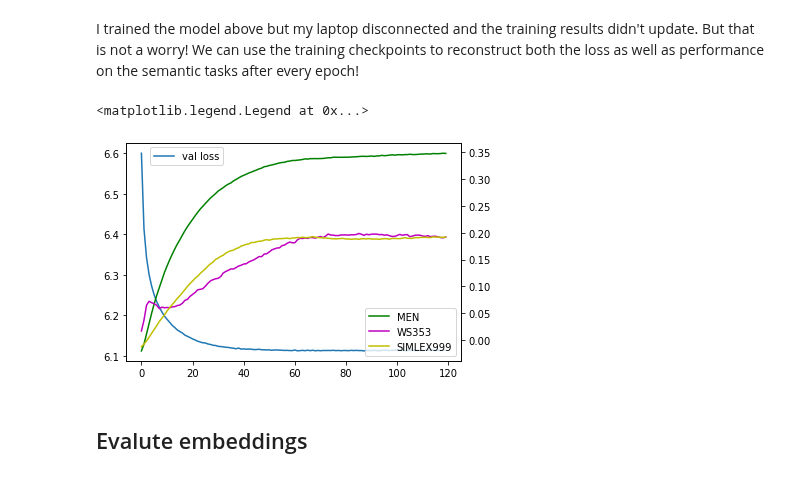
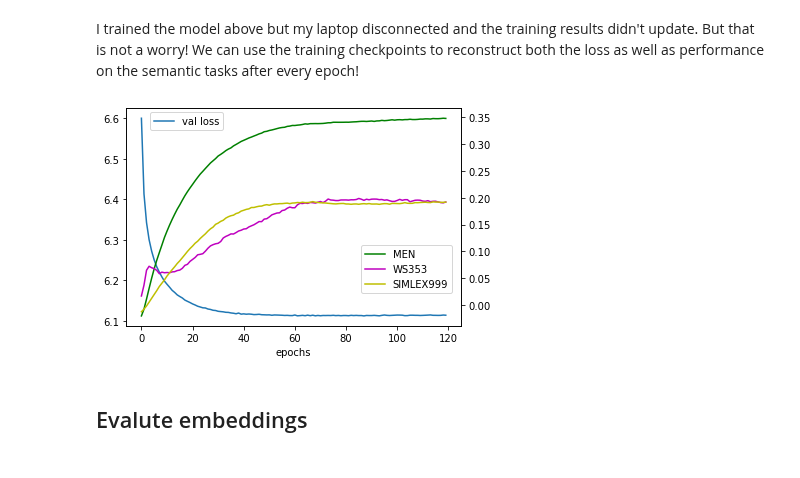
Before and after one commit to earthspecies/audio-embeddings, a Jupyter notebook: 02_train_and_evaluate_simple_text_embeddings.ipynb, the cells around one changed output. Saved outputs shown, nothing was run; the diff lists cells and outputs as text; code cells hidden in the pictures.

```diff
--- a/02_train_and_evaluate_simple_text_embeddings.ipynb
+++ b/02_train_and_evaluate_simple_text_embeddings.ipynb
@@ -159,18 +159,19 @@ import matplotlib.pyplot as plt
 # %%
 fig, ax1 = plt.subplots()
 
 ax1.plot(val_losses, label='val loss')
 
 ax2 = ax1.twinx()
 ax2.plot(men, label='MEN', c='g')
 ax2.plot(ws353, label='WS353', c='m')
 ax2.plot(simlex999, label='SIMLEX999', c='y')
 
 ax1.legend(loc=[0.07, 0.9])
-ax2.legend()
+ax2.legend(loc=[0.7, 0.15])
+
+ax1.set_xlabel('epochs');
 # %% [output]
-<matplotlib.legend.Legend at 0x...>
-[figure, old version]
+[figure, new version]
 # %% [markdown]
 ## Evalute embeddings
 # %%
```
